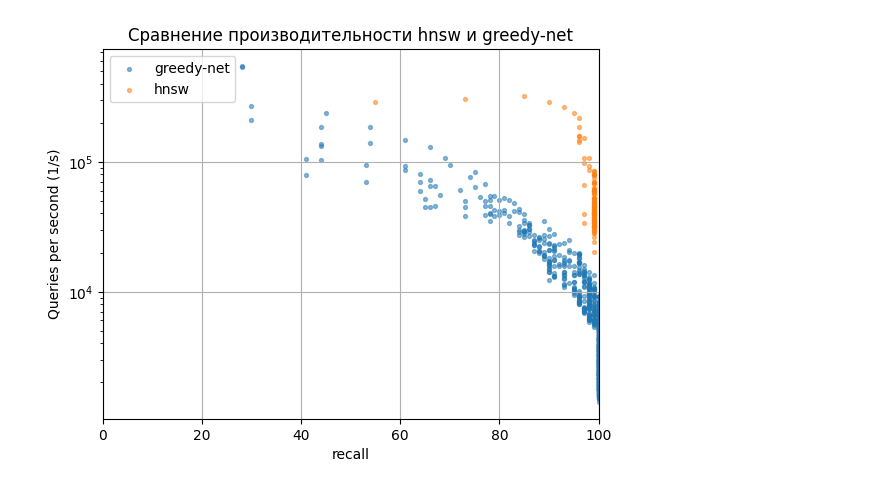
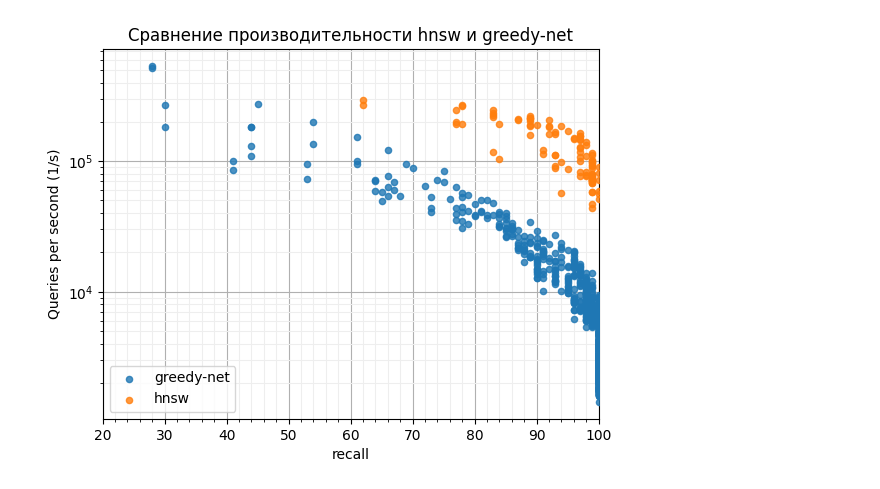
Before and after one commit to babin74/hse-anns, a Jupyter notebook: notebooks/greedy-net-3.ipynb, the cells around one changed output. Saved outputs shown, nothing was run; the diff lists cells and outputs as text; code cells hidden in the pictures.

Commit message:
Add hnsw comparison

```diff
--- a/notebooks/greedy-net-3.ipynb
+++ b/notebooks/greedy-net-3.ipynb
@@ -183,0 +142,3 @@ runs = np.array(runs)
+# %%
+data_hnsw = os.popen('../build/tann test hnsw ../datasets/siftsmall-128-euclidean.hdf5').read()
+data_hnsw = np.array(json.loads(data_hnsw))
@@ -184,14 +163,17 @@ runs = np.array(runs)
 # %%
-plt.scatter(data[:,3], data[:,2], label='greedy-net', alpha=0.5, s=8)
-plt.scatter(runs[:,1], runs[:,0], label='hnsw', alpha=0.5, s=8)
 plt.xlim(0, 100)
 # plt.ylim(0, 70000)
 plt.yscale('log')
-plt.grid()
-plt.legend()
+plt.minorticks_on()
+plt.grid(which='minor', color='#EEE')
+plt.grid(which='major')
+plt.scatter(data[:,3], data[:,2], label='greedy-net', alpha=0.8, s=20, zorder=10)
+plt.scatter(data_hnsw[:,4], data_hnsw[:,3], label='hnsw', alpha=0.8, s=20, zorder=10)
+plt.legend(loc='lower left')
 plt.xlabel('recall')
+plt.xlim(20, 100)
 plt.ylabel('Queries per second (1/s)')
 plt.title('Сравнение производительности hnsw и greedy-net')
 plt.show()
 # %% [output]
-[figure, old version]
+[figure, new version]
```
Also changed, not shown: parts of 11 cells of this notebook, 11 other files.
